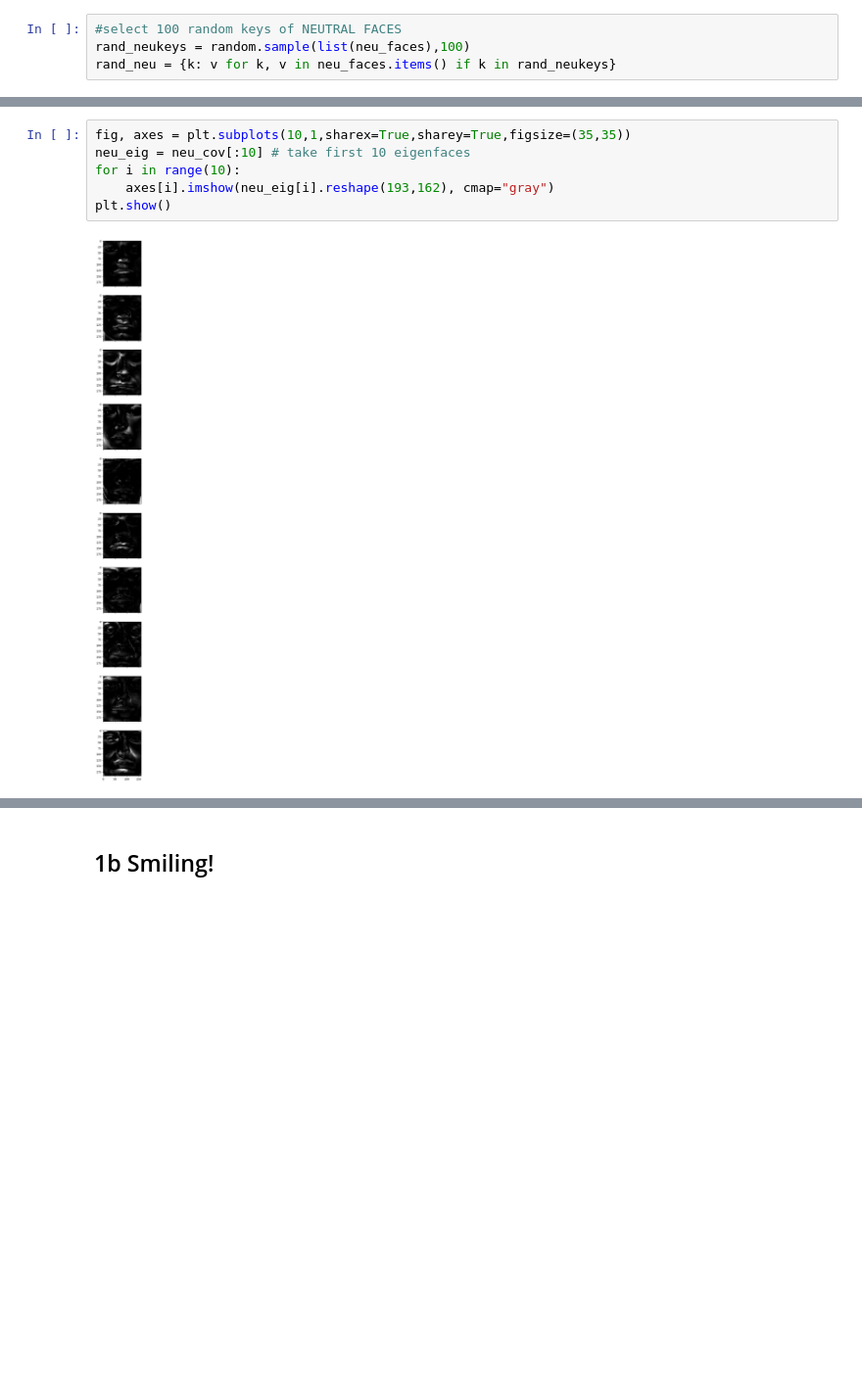
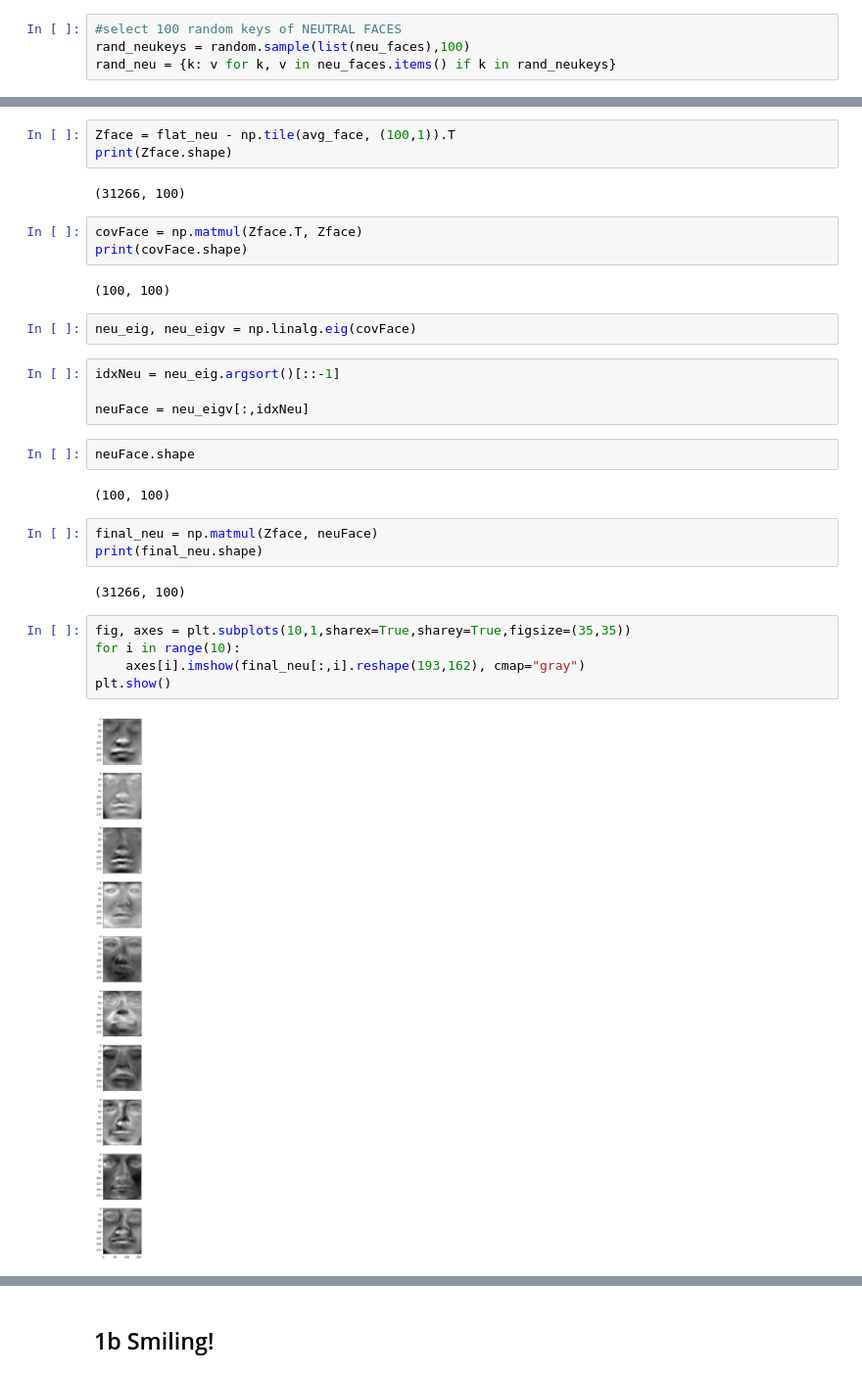
Before and after one commit to wavyvone/MiniProj3, a Jupyter notebook: Mini Proj 3.ipynb, the cells around one changed output, grey strips where cells are left out. Shown at 98% size. Drawn from its saved outputs; the diff is of its cells as text; blank space fills up the shorter version.

```diff
--- a/Mini Proj 3.ipynb
+++ b/Mini Proj 3.ipynb
@@ -80,8 +148,32 @@ print(len(neu_cov))
+# %%
+Zface = flat_neu - np.tile(avg_face, (100,1)).T
+print(Zface.shape)
+# %% [output]
+(31266, 100)
+# %%
+covFace = np.matmul(Zface.T, Zface)
+print(covFace.shape)
+# %% [output]
+(100, 100)
+# %%
+neu_eig, neu_eigv = np.linalg.eig(covFace)
+# %%
+idxNeu = neu_eig.argsort()[::-1]
+
+neuFace = neu_eigv[:,idxNeu]
+# %%
+neuFace.shape
+# %% [output]
+(100, 100)
+# %%
+final_neu = np.matmul(Zface, neuFace)
+print(final_neu.shape)
+# %% [output]
+(31266, 100)
 # %%
 fig, axes = plt.subplots(10,1,sharex=True,sharey=True,figsize=(35,35))
-neu_eig = neu_cov[:10] # take first 10 eigenfaces
 for i in range(10):
-    axes[i].imshow(neu_eig[i].reshape(193,162), cmap="gray")
+    axes[i].imshow(final_neu[:,i].reshape(193,162), cmap="gray")
 plt.show()
 # %% [output]
-[figure, old version]
+[figure, new version]
```
Also changed, not shown: parts of 45 cells of this notebook.
